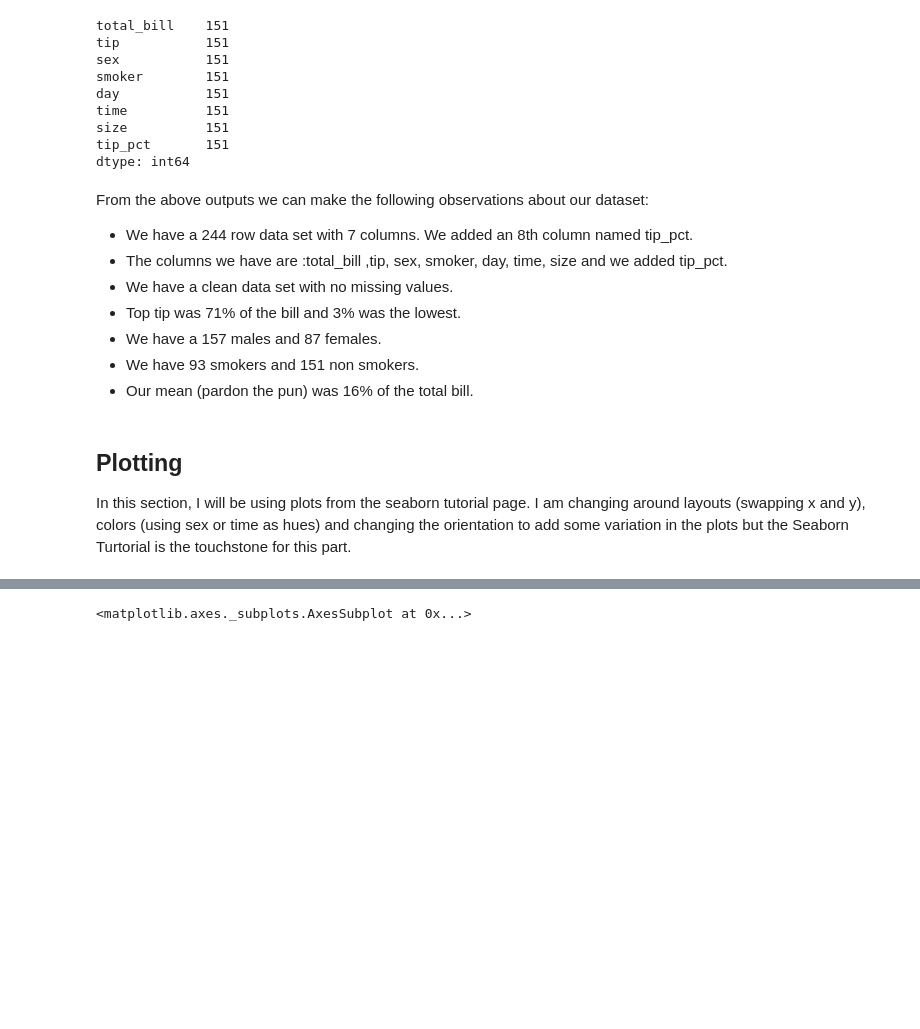
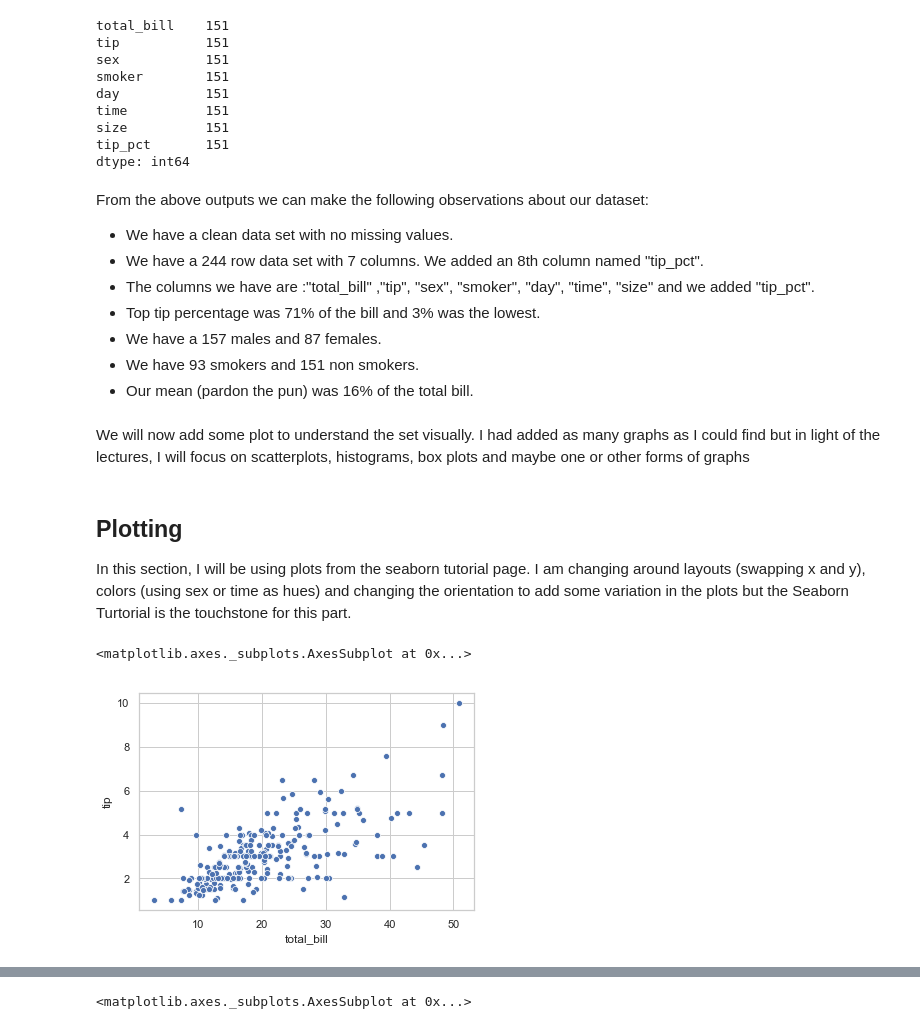
Before and after one commit to tomhealy1/Asssessment-Fundamentals-of-Data-Analysis-2019, a Jupyter notebook: Assessment for Fundamentals of Data Analysis 2019.ipynb, the cells around one changed output, grey strips where cells are left out. Drawn from its saved outputs; the diff is of its cells as text; code cells hidden in the pictures; blank space fills up the shorter version.

Commit message:
added to plots

```diff
--- a/Assessment for Fundamentals of Data Analysis 2019.ipynb
+++ b/Assessment for Fundamentals of Data Analysis 2019.ipynb
@@ -445,13 +445,20 @@ tip_pct       151
 dtype: int64
 # %% [markdown]
 From the above outputs we can make the following observations about our dataset:
-* We have a 244 row data set with 7 columns. We added an 8th column named tip_pct.
-* The columns we have are :total_bill ,tip,	sex, smoker, day, time, size and we added tip_pct.
 * We have a clean data set with no missing values.
-* Top tip was 71% of the bill and 3% was the lowest.
+* We have a 244 row data set with 7 columns. We added an 8th column named "tip_pct".
+* The columns we have are :"total_bill" ,"tip",	"sex", "smoker", "day", "time", "size" and we added "tip_pct".
+* Top tip  percentage was 71% of the bill and 3% was the lowest.
 * We have a 157 males and 87 females.
 * We have 93 smokers and 151 non smokers.
 * Our mean (pardon the pun) was 16% of the total bill.
+# %% [markdown]
+We will now add some plot to understand the set visually. I had added as many graphs as I could find but in light of the lectures, I will focus on scatterplots, histograms, box plots and maybe one or other forms of graphs
 # %% [markdown]
 ## Plotting
 In this section, I will be using plots from the seaborn tutorial page. I am changing around layouts (swapping x and y), colors (using sex or time as hues) and changing the orientation to add some variation in the plots but the Seaborn Turtorial is the touchstone for this part.
+# %%
+sns.scatterplot(data=df, x='total_bill', y='tip')
+# %% [output]
+<matplotlib.axes._subplots.AxesSubplot at 0x...>
+[figure, added]
```
Also changed, not shown: parts of 26 cells of this notebook.
